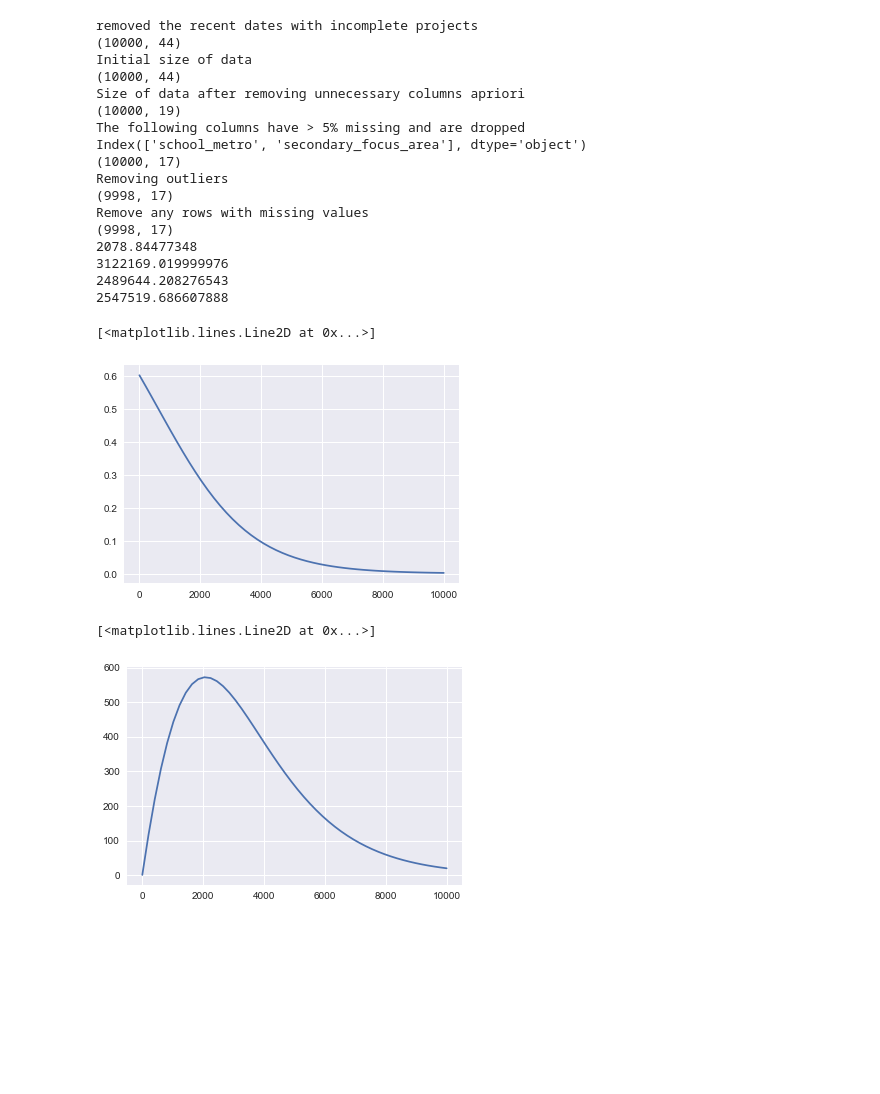
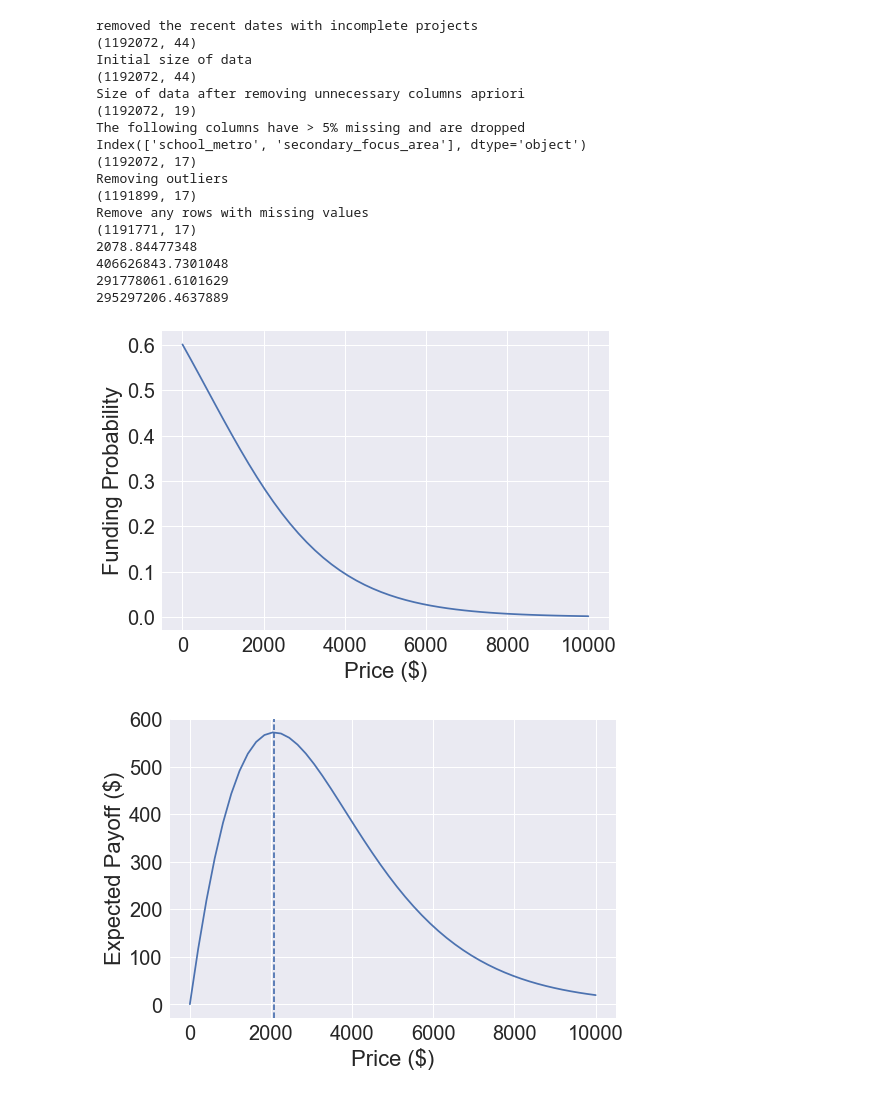
Before and after one commit to mattcbowers/oddscheck, a Jupyter notebook: impact.ipynb, the cells around one changed output. Cells and saved outputs as stored; diff of their text form; code cells hidden in the pictures; blank space fills up the shorter version.

Commit message:
Update the impact plots.

```diff
--- a/impact.ipynb
+++ b/impact.ipynb
@@ -17,8 +17,8 @@ warnings.filterwarnings('ignore')
 import random
 random.seed(55)
 
-fname = 'data_csv/projects/projects.csv.ab'
-# fname = 'data/opendata_projects000.gz'
+# fname = 'data_csv/projects/projects.csv.ab'
+fname = 'data/opendata_projects000.gz'
 
 projects = ProjectsData(fname)
 projects.get_data()
@@ -72,39 +72,46 @@ print(total_exp_payoff)
 print(total_exp_payoff_oc)
 # %% [output]
 removed the recent dates with incomplete projects
-(10000, 44)
+(1192072, 44)
 Initial size of data
-(10000, 44)
+(1192072, 44)
 Size of data after removing unnecessary columns apriori
-(10000, 19)
+(1192072, 19)
 The following columns have > 5% missing and are dropped
 Index(['school_metro', 'secondary_focus_area'], dtype='object')
-(10000, 17)
+(1192072, 17)
 Removing outliers
-(9998, 17)
+(1191899, 17)
 Remove any rows with missing values
-(9998, 17)
+(1191771, 17)
 2078.84477348
-3122169.019999976
-2489644.208276543
-2547519.686607888
+406626843.7301048
+291778061.6101629
+295297206.4637889
 # %%
 import matplotlib.pyplot as plt
 import seaborn as sns
 # %%
 prices = np.linspace(1, 10001)
 est_p = np.array(list(map(lambda x: est_prob(x, row, pipe), prices)))
+sns.set(font_scale = 2)
 plt.plot(prices, est_p)
+plt.xlabel('Price ($)')
+plt.ylabel('Funding Probability')
+plt.savefig('figures/funding_probability.png')
 # %% [output]
-[<matplotlib.lines.Line2D at 0x...>]
-[figure, old version]
+[figure, new version]
 # %%
 prices = np.linspace(1, 10001)
 exp_payoffs = -np.array(list(map(lambda x: expected_payoff(x, row, pipe), prices)))
+sns.set(font_scale = 2)
 plt.plot(prices, exp_payoffs)
+plt.xlabel('Price ($)')
+plt.ylabel('Expected Payoff ($)')
+plt.axvline(x = price_opt, linestyle = 'dashed')
+plt.savefig('figures/funding_expectation.png')
 # %% [output]
-[<matplotlib.lines.Line2D at 0x...>]
-[figure, old version]
+[figure, new version]
 # %%
 plt.hist(df.total_price_excluding_optional_support)
 # %% [output]
```
Also changed, not shown: parts of 8 cells of this notebook, 1 other file.
